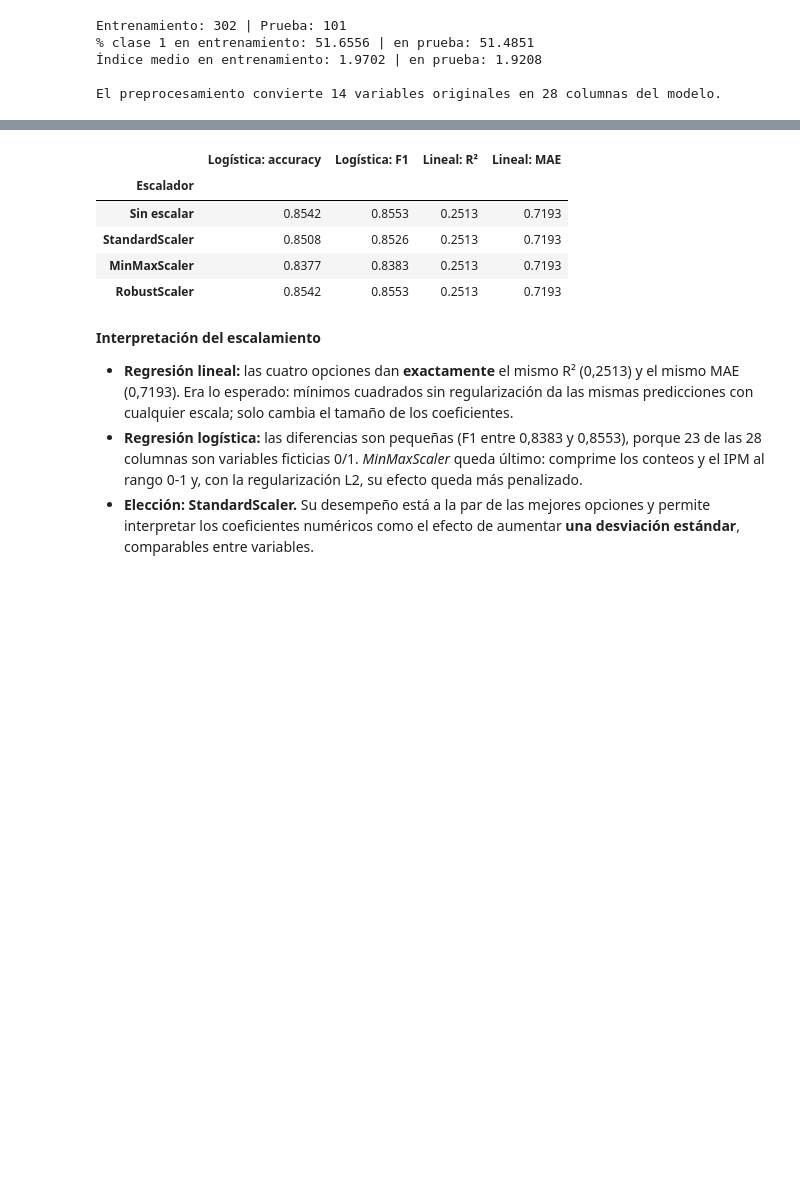
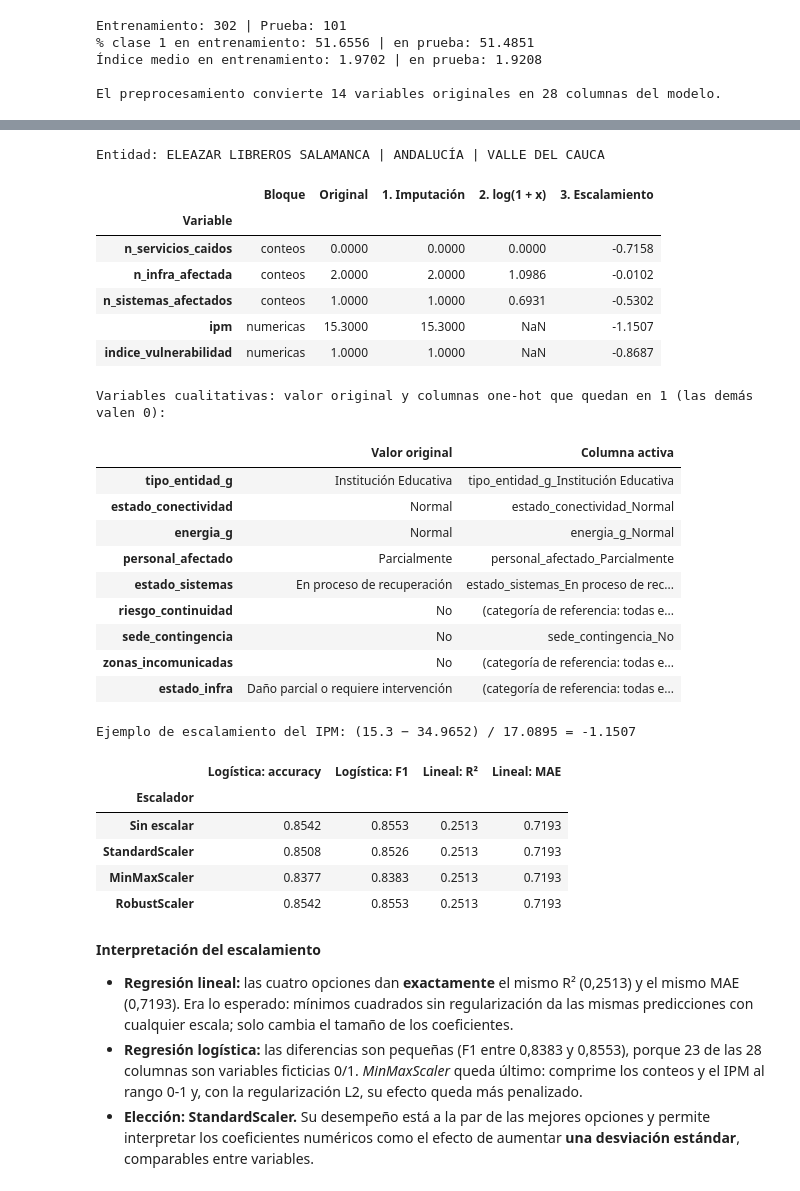
Before and after one commit to dcmg03/Estadistica_Analitica_Grupo5, a Jupyter notebook: notebooks/03_Lab3_Modelacion.ipynb, the cells around one changed output, grey strips where cells are left out. Saved outputs shown, nothing was run; the diff lists cells and outputs as text; code cells hidden in the pictures; blank space fills up the shorter version.

```diff
--- a/notebooks/03_Lab3_Modelacion.ipynb
+++ b/notebooks/03_Lab3_Modelacion.ipynb
@@ -557,3 +586,47 @@ El preprocesamiento convierte 14 variables originales en 28 columnas del modelo.
+# %%
+pre = pipeline_clasificacion().named_steps['preprocesamiento'].fit(Xc_tr)
+ent = Xc_te.iloc[[0]]
+print('Entidad:', te.iloc[0]['razon_social'], '|', te.iloc[0]['municipio'], '|', te.iloc[0]['departamento'])
+filas = []
+for bloque in ['conteos', 'numericas']:
+    pasos, cols = pre.named_transformers_[bloque], [c for n, _, cs in pre.transformers_ if n == bloque for c in cs]
+    x = ent[cols].values.astype(float)
+    etapas = {'Original': x.copy()}
+    for nombre, paso in pasos.steps:
+        x = paso.transform(x); etapas[{'imputar': '1. Imputación', 'log1p': '2. log(1 + x)', 'escalar': '3. Escalamiento'}[nombre]] = x.copy()
+    for j, c in enumerate(cols):
+        filas.append({'Variable': c, 'Bloque': bloque, **{k: v[0, j] for k, v in etapas.items()}})
+paso_num = pd.DataFrame(filas).set_index('Variable')
+display(paso_num.round(4))
+oh = pre.named_transformers_['cualitativas']
+cats = pd.DataFrame(oh.transform(ent[CAT_CLF]), columns=oh.named_steps['onehot'].get_feature_names_out(CAT_CLF))
+print('Variables cualitativas: valor original y columnas one-hot que quedan en 1 (las demás valen 0):')
+display(pd.DataFrame({'Valor original': ent[CAT_CLF].iloc[0],
+                      'Columna activa': [', '.join(c for c in cats.columns if c.startswith(v + '_') and cats.iloc[0][c] == 1) or
+                                         '(categoría de referencia: todas en 0)' for v in CAT_CLF]}))
+media, sd = pre.named_transformers_['numericas'].named_steps['escalar'].mean_[0], pre.named_transformers_['numericas'].named_steps['escalar'].scale_[0]
+print(f'Ejemplo de escalamiento del IPM: ({ent["ipm"].iloc[0]} − {media:.4f}) / {sd:.4f} = {(ent["ipm"].iloc[0] - media) / sd:.4f}')
+# %% [output]
+Entidad: ELEAZAR LIBREROS SALAMANCA | ANDALUCÍA | VALLE DEL CAUCA
+|  | Bloque | Original | 1. Imputación | 2. log(1 + x) | 3. Escalamiento |
+| Variable |  |  |  |  |  |
+| n_servicios_caidos | conteos | 0.0000 | 0.0000 | 0.0000 | -0.7158 |
+| n_infra_afectada | conteos | 2.0000 | 2.0000 | 1.0986 | -0.0102 |
+| n_sistemas_afectados | conteos | 1.0000 | 1.0000 | 0.6931 | -0.5302 |
+| ipm | numericas | 15.3000 | 15.3000 | NaN | -1.1507 |
+| indice_vulnerabilidad | numericas | 1.0000 | 1.0000 | NaN | -0.8687 |
+Variables cualitativas: valor original y columnas one-hot que quedan en 1 (las demás valen 0):
+|  | Valor original | Columna activa |
+| tipo_entidad_g | Institución Educativa | tipo_entidad_g_Institución Educativa |
+| estado_conectividad | Normal | estado_conectividad_Normal |
+| energia_g | Normal | energia_g_Normal |
+| personal_afectado | Parcialmente | personal_afectado_Parcialmente |
+| estado_sistemas | En proceso de recuperación | estado_sistemas_En proceso de rec... |
+| riesgo_continuidad | No | (categoría de referencia: todas e... |
+| sede_contingencia | No | sede_contingencia_No |
+| zonas_incomunicadas | No | (categoría de referencia: todas e... |
+| estado_infra | Daño parcial o requiere intervención | (categoría de referencia: todas e... |
+Ejemplo de escalamiento del IPM: (15.3 − 34.9652) / 17.0895 = -1.1507
 # %%
 # Comparación de escaladores con validación cruzada de 5 pliegues sobre el conjunto de entrenamiento
 cv_c = StratifiedKFold(5, shuffle=True, random_state=SEMILLA); cv_r = KFold(5, shuffle=True, random_state=SEMILLA)
```
Also changed, not shown: parts of 6 cells of this notebook, 4 other files.
